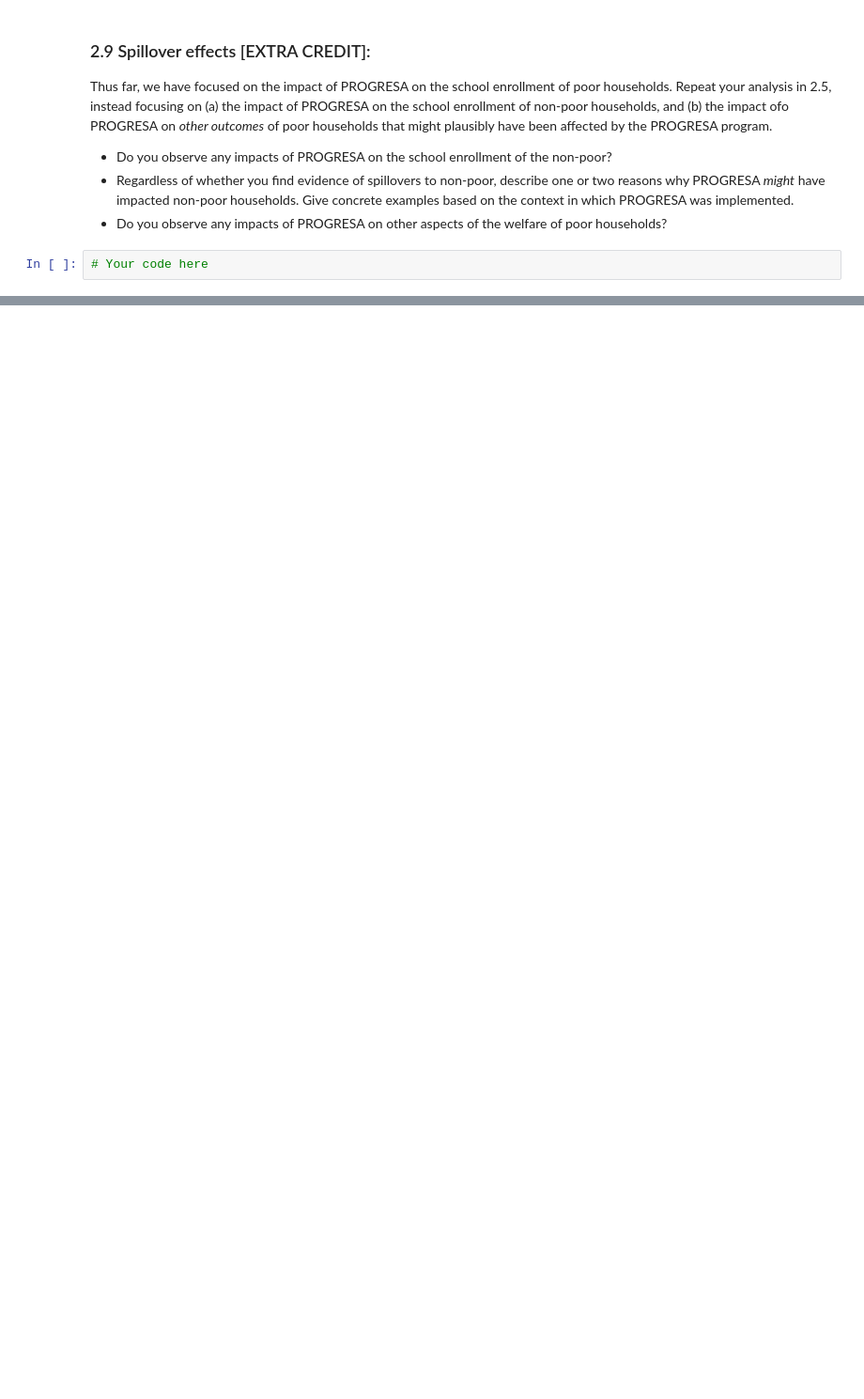
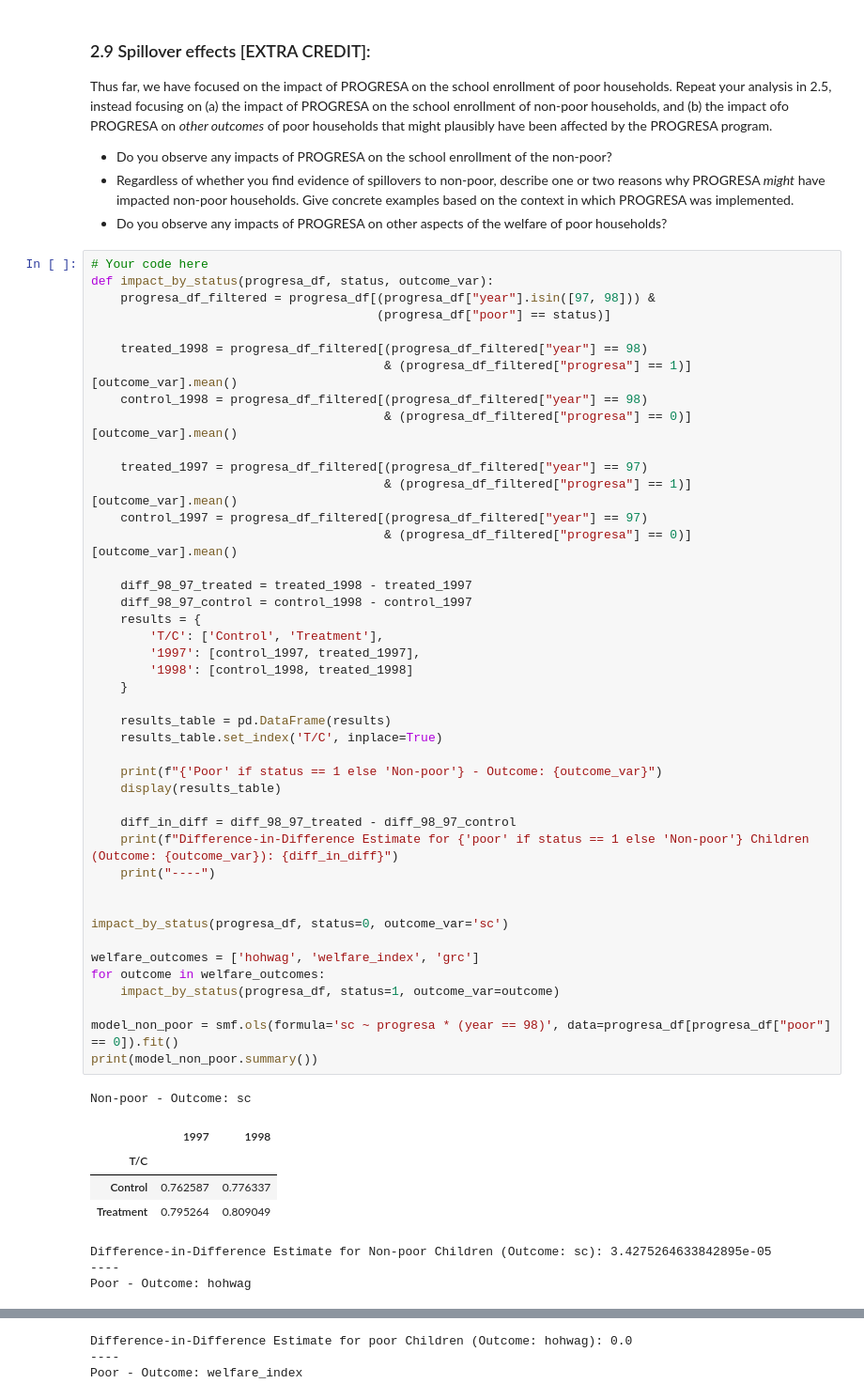
Before and after one commit to Larshle/applied-machine-learning, a Jupyter notebook: Problem-sets/ps2/LEOPOLD_LARS-PS2.ipynb, the cells around one changed output, grey strips where cells are left out. Shown: that part at 94% size. Drawn from its saved outputs; the diff is of its cells as text; blank space fills up the shorter version.

```diff
--- a/Problem-sets/ps2/LEOPOLD_LARS-PS2.ipynb
+++ b/Problem-sets/ps2/LEOPOLD_LARS-PS2.ipynb
@@ -420,5 +681,55 @@ Thus far, we have focused on the impact of PROGRESA on the school enrollment of
 * Do you observe any impacts of PROGRESA on the school enrollment of the non-poor?
 * Regardless of whether you find evidence of spillovers to non-poor, describe one or two reasons why PROGRESA *might* have impacted non-poor households. Give concrete examples based on the context in which PROGRESA was implemented.
 * Do you observe any impacts of PROGRESA on other aspects of the welfare of poor households?
-# %%
-# Your code here
+# %%
+# Your code here
+def impact_by_status(progresa_df, status, outcome_var):
+    progresa_df_filtered = progresa_df[(progresa_df["year"].isin([97, 98])) &
+                                       (progresa_df["poor"] == status)]
+
+    treated_1998 = progresa_df_filtered[(progresa_df_filtered["year"] == 98)
+                                        & (progresa_df_filtered["progresa"] == 1)][outcome_var].mean()
+    control_1998 = progresa_df_filtered[(progresa_df_filtered["year"] == 98)
+                                        & (progresa_df_filtered["progresa"] == 0)][outcome_var].mean()
+
+    treated_1997 = progresa_df_filtered[(progresa_df_filtered["year"] == 97)
+                                        & (progresa_df_filtered["progresa"] == 1)][outcome_var].mean()
+    control_1997 = progresa_df_filtered[(progresa_df_filtered["year"] == 97)
+                                        & (progresa_df_filtered["progresa"] == 0)][outcome_var].mean()
+
+    diff_98_97_treated = treated_1998 - treated_1997
+    diff_98_97_control = control_1998 - control_1997
+    results = {
+        'T/C': ['Control', 'Treatment'],
+        '1997': [control_1997, treated_1997],
+        '1998': [control_1998, treated_1998]
+    }
+
+    results_table = pd.DataFrame(results)
+    results_table.set_index('T/C', inplace=True)
+
+    print(f"{'Poor' if status == 1 else 'Non-poor'} - Outcome: {outcome_var}")
+    display(results_table)
+
+    diff_in_diff = diff_98_97_treated - diff_98_97_control
+    print(f"Difference-in-Difference Estimate for {'poor' if status == 1 else 'Non-poor'} Children (Outcome: {outcome_var}): {diff_in_diff}")
+    print("----")
+
+
+impact_by_status(progresa_df, status=0, outcome_var='sc')
+
+welfare_outcomes = ['hohwag', 'welfare_index', 'grc']
+for outcome in welfare_outcomes:
+    impact_by_status(progresa_df, status=1, outcome_var=outcome)
+
+model_non_poor = smf.ols(formula='sc ~ progresa * (year == 98)', data=progresa_df[progresa_df["poor"] == 0]).fit()
+print(model_non_poor.summary())
+# %% [output]
+Non-poor - Outcome: sc
+|  | 1997 | 1998 |
+| T/C |  |  |
+| Control | 0.762587 | 0.776337 |
+| Treatment | 0.795264 | 0.809049 |
+Difference-in-Difference Estimate for Non-poor Children (Outcome: sc): 3.4275264633842895e-05
+----
+Poor - Outcome: hohwag
@@ -424,0 +740,3 @@ Thus far, we have focused on the impact of PROGRESA on the school enrollment of
+Difference-in-Difference Estimate for poor Children (Outcome: hohwag): 0.0
+----
+Poor - Outcome: welfare_index
```
Also changed, not shown: parts of 29 cells of this notebook.
